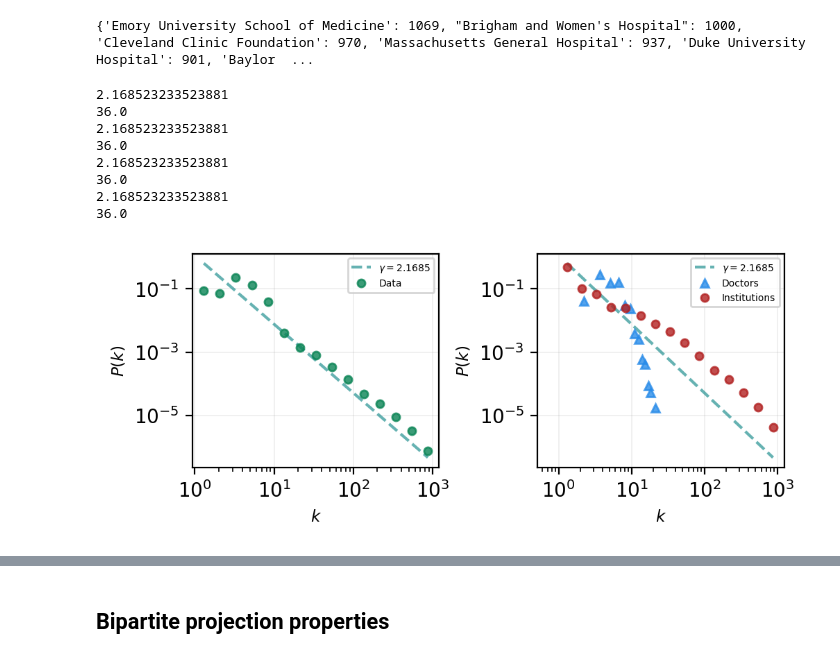
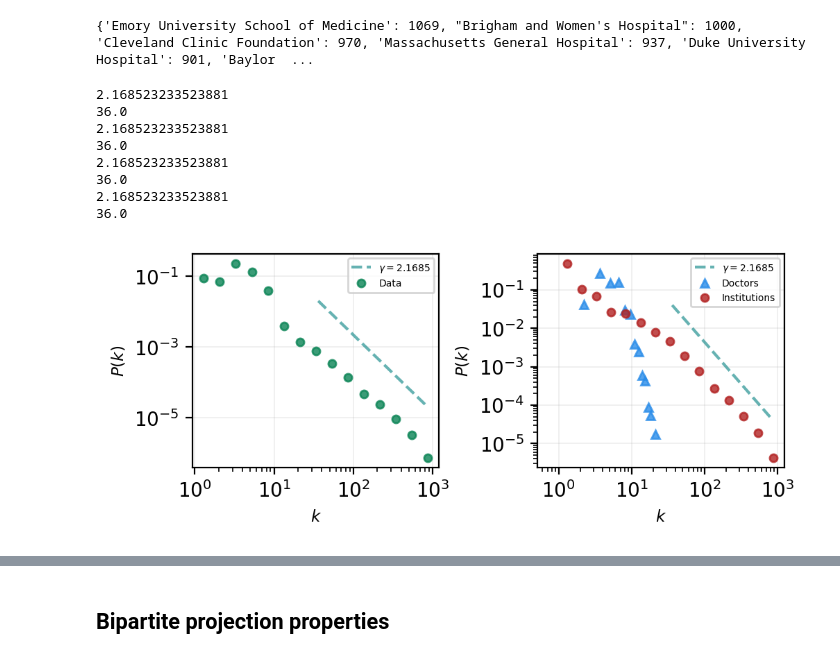
Before and after one commit to nmoghaddas19/physician_trajectories, a Jupyter notebook: code/graph_construction.ipynb, the cells around one changed output, grey strips where cells are left out. Cells and saved outputs as stored; diff of their text form; code cells hidden in the pictures.

```diff
--- a/code/graph_construction.ipynb
+++ b/code/graph_construction.ipynb
@@ -399,10 +399,11 @@ results = powerlaw.Fit(degree_sequence,verbose=False);
 print(results.power_law.alpha)
 print(results.power_law.xmin)
 
-slope_line = x ** (- results.power_law.alpha)
-slope_line = slope_line/sum(slope_line)
+xvals = np.linspace(results.power_law.xmin, max(degree_sequence)*0.75)
+slope_line = xvals ** (- results.power_law.alpha)
+slope_line = slope_line/sum(slope_line)*0.05
 
-ax[0].loglog(x, slope_line, label=r'$\gamma = %.4f$'%results.power_law.alpha,ls='--',color='teal', alpha = 0.6)
+ax[0].loglog(xvals, slope_line, label=r'$\gamma = %.4f$'%results.power_law.alpha,ls='--',color='teal', alpha = 0.6)
 
 ax[0].loglog(x, y,'o', color='#0a8455', alpha=0.8,  ms = 4, label = 'Data')
 
@@ -415,34 +416,35 @@ ax[0].legend(fontsize=5)
 x0,y0,x1,y1,degs_0,degs_1 = bipartite_degrees(B, log_binning_0=False, log_binning_1=True)
 
 results = powerlaw.Fit(degs_1,verbose=False);
 print(results.power_law.alpha)
 print(results.power_law.xmin)
 
-slope_line = x1 ** (- results.power_law.alpha)
-slope_line = slope_line/sum(slope_line)
+xvals = np.linspace(results.power_law.xmin, max(degree_sequence)*0.75)
+slope_line = xvals ** (- results.power_law.alpha)
+slope_line = slope_line/sum(slope_line)*0.1
 
-ax[1].loglog(x1, slope_line, label=r'$\gamma = %.4f$'%results.power_law.alpha,ls='--',color='teal', alpha = 0.6)
+ax[1].loglog(xvals, slope_line, label=r'$\gamma = %.4f$'%results.power_law.alpha,ls='--',color='teal', alpha = 0.6)
 ax[1].loglog(x0, y0,'^', color='#298ce9', alpha=0.8,  ms = 4, label = 'Doctors')
 
 ax[1].set_xlabel(r"$k$",fontsize='small')
 ax[1].set_ylabel(r"$P(k)$",fontsize='small')
 
 ax[1].loglog(x1, y1,'o', color='firebrick', alpha=0.8,  ms = 4, label = 'Institutions')
 
 ax[1].grid(linewidth=0.7, color='#999999', alpha=0.15, linestyle='-')
 ax[1].legend(fontsize=5)
 
 plt.subplots_adjust(wspace=0.40, hspace=0.05)
 
 plt.savefig('../figs/degree_dist.pdf', dpi=425, bbox_inches='tight')
 plt.savefig('../figs/degree_dist.png', dpi=425, bbox_inches='tight')
 # %% [output]
 2.168523233523881
 36.0
 2.168523233523881
 36.0
 2.168523233523881
 36.0
 2.168523233523881
 36.0
-[figure, old version]
+[figure, new version]
```
Also changed, not shown: parts of 1 cell of this notebook, 2 other files.
